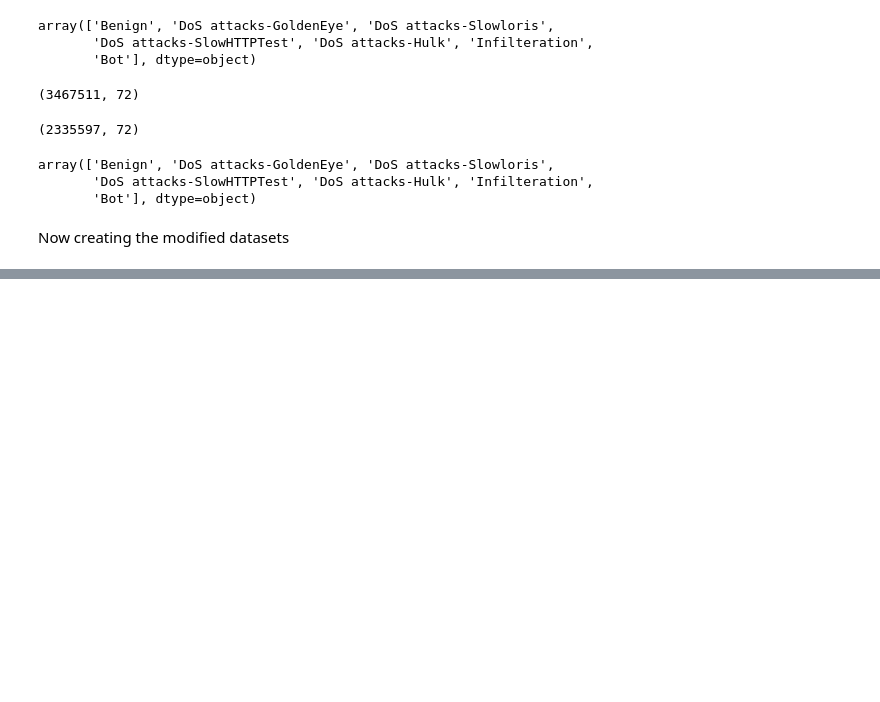
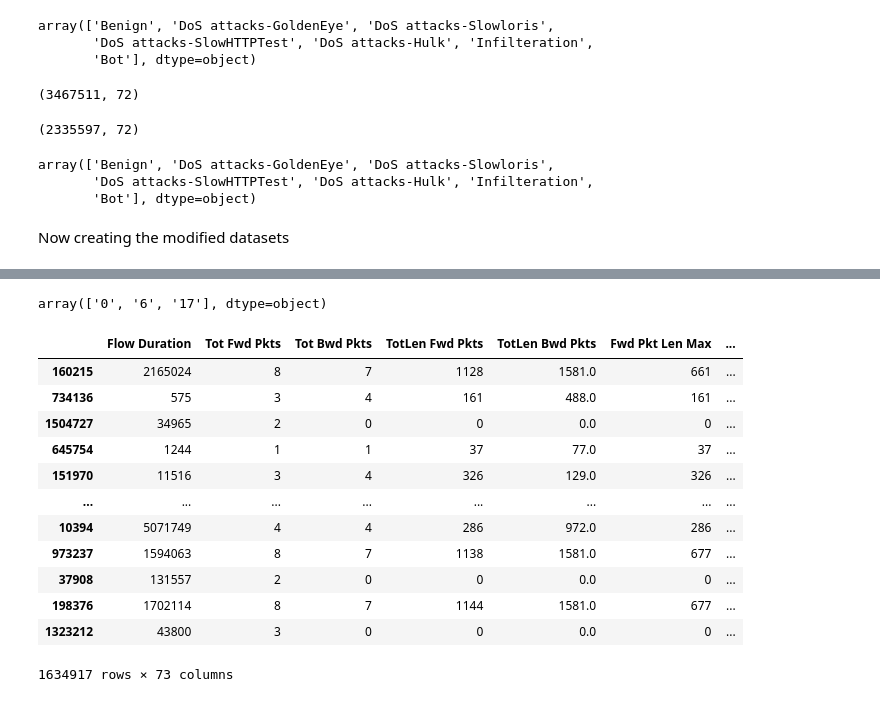
Before and after one commit to j-hossain/crlab, a Jupyter notebook: Copy_of_Untitled4.ipynb, the cells around one changed output, grey strips where cells are left out. Saved outputs shown, nothing was run; the diff lists cells and outputs as text; code cells hidden in the pictures; blank space fills up the shorter version.

Commit message:
training 1 failed

```diff
--- a/Copy_of_Untitled4.ipynb
+++ b/Copy_of_Untitled4.ipynb
@@ -396,0 +407,28 @@ AttributeError: ignored
+# %%
+df = df.astype({"Protocol": str})
+# %%
+df.Protocol.unique()
+# %% [output]
+array(['0', '6', '17'], dtype=object)
+# %%
+df = pd.get_dummies(df, columns=['Protocol'], drop_first=True)
+# %%
+# For reproducible results
+RANDOM_STATE_SEED = 420
+train, test = train_test_split(df, test_size=0.3, random_state=RANDOM_STATE_SEED)
+# %%
+train
+# %% [output]
+|  | Flow Duration | Tot Fwd Pkts | Tot Bwd Pkts | TotLen Fwd Pkts | TotLen Bwd Pkts | Fwd Pkt Len Max | ... |
+| 160215 | 2165024 | 8 | 7 | 1128 | 1581.0 | 661 | ... |
+| 734136 | 575 | 3 | 4 | 161 | 488.0 | 161 | ... |
+| 1504727 | 34965 | 2 | 0 | 0 | 0.0 | 0 | ... |
+| 645754 | 1244 | 1 | 1 | 37 | 77.0 | 37 | ... |
+| 151970 | 11516 | 3 | 4 | 326 | 129.0 | 326 | ... |
+| ... | ... | ... | ... | ... | ... | ... | ... |
+| 10394 | 5071749 | 4 | 4 | 286 | 972.0 | 286 | ... |
+| 973237 | 1594063 | 8 | 7 | 1138 | 1581.0 | 677 | ... |
+| 37908 | 131557 | 2 | 0 | 0 | 0.0 | 0 | ... |
+| 198376 | 1702114 | 8 | 7 | 1144 | 1581.0 | 677 | ... |
+| 1323212 | 43800 | 3 | 0 | 0 | 0.0 | 0 | ... |
+1634917 rows × 73 columns
```
Also changed, not shown: parts of 11 cells of this notebook.
